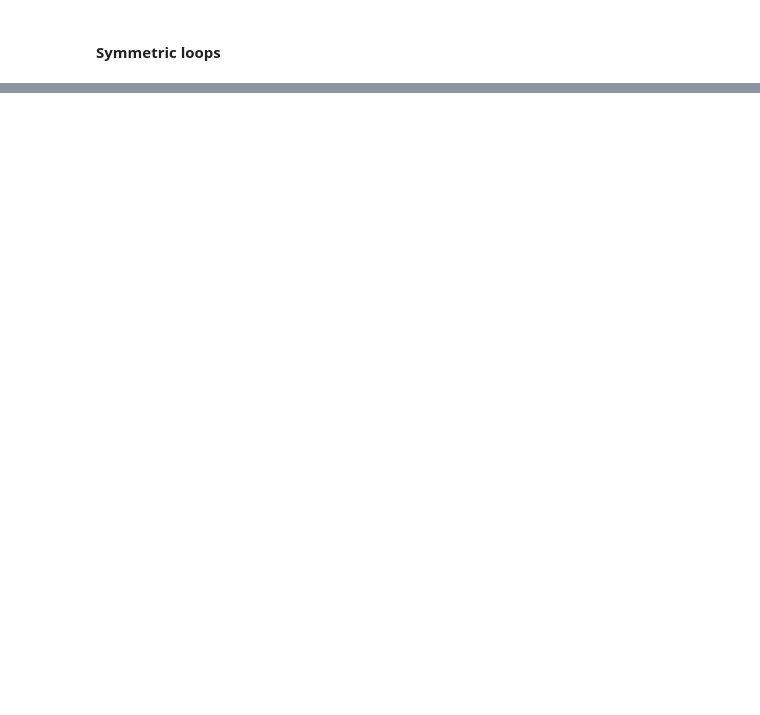
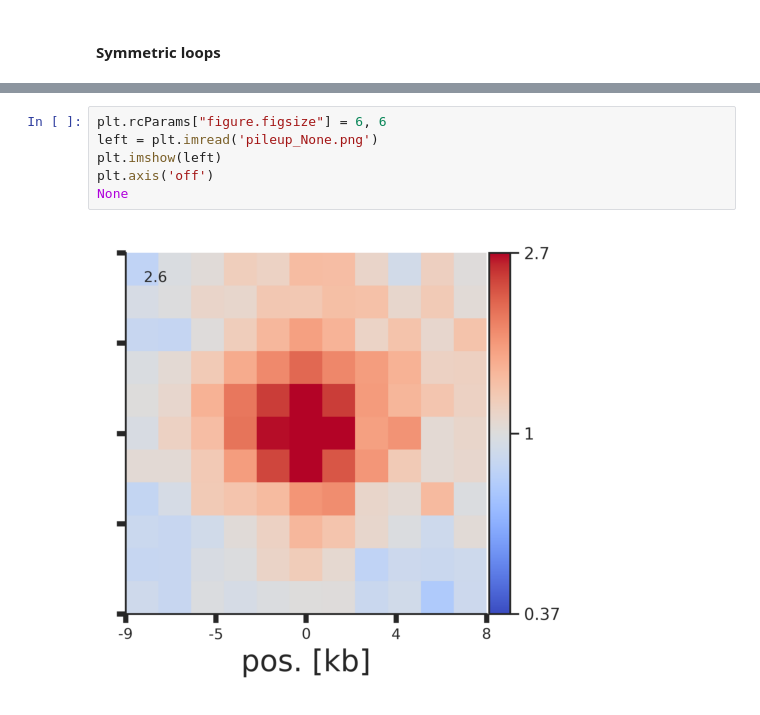
Before and after one commit to anshtompel/Elon-MaskED, a Jupyter notebook: example_notebook.ipynb, the cells around one changed output, grey strips where cells are left out. Saved outputs shown, nothing was run; the diff lists cells and outputs as text; blank space fills up the shorter version.

```diff
--- a/example_notebook.ipynb
+++ b/example_notebook.ipynb
@@ -49,0 +69,8 @@ INFO:Elon_MaskED:Done! Running time is 8.28 sec
+# %%
+plt.rcParams["figure.figsize"] = 6, 6
+left = plt.imread('pileup_None.png')
+plt.imshow(left)
+plt.axis('off')
+None
+# %% [output]
+[figure, added]
```
Also changed, not shown: parts of 6 cells of this notebook.
